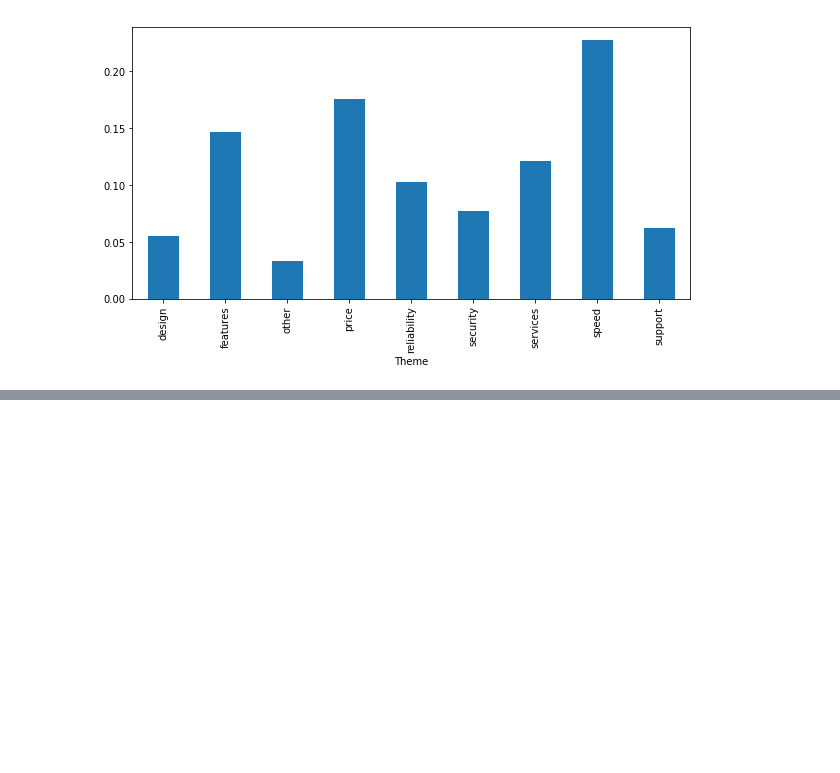
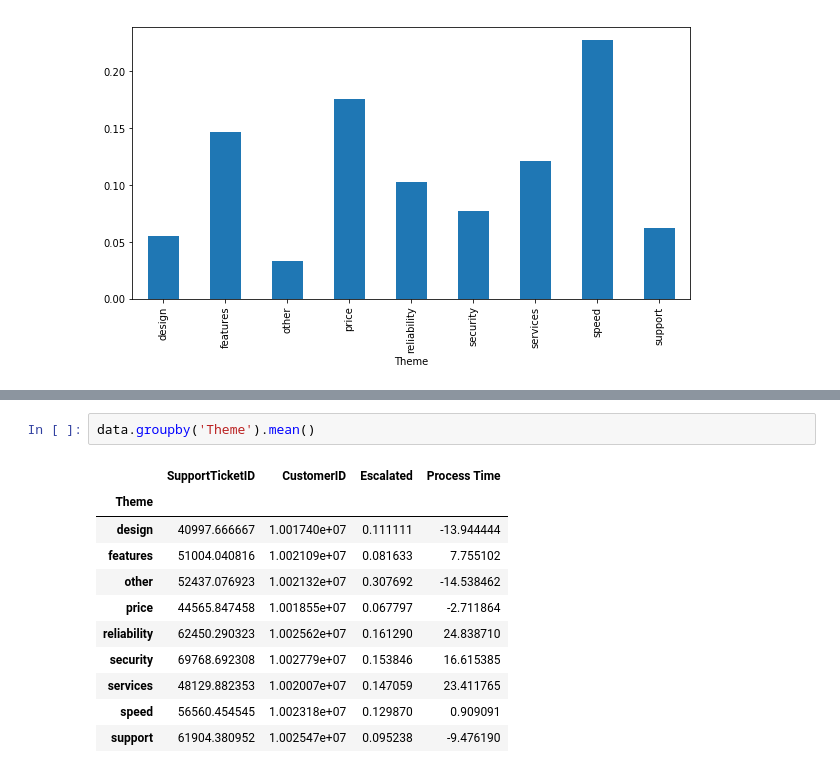
Before and after one commit to arag1/microsoftxpieDatathon, a Jupyter notebook: Scripts/exploration.ipynb, the cells around one changed output, grey strips where cells are left out. Saved outputs shown, nothing was run; the diff lists cells and outputs as text; blank space fills up the shorter version.

```diff
--- a/Scripts/exploration.ipynb
+++ b/Scripts/exploration.ipynb
@@ -92,0 +156,14 @@ susProcessTime[susProcessTime['Theme'] == 'services']
+# %%
+data.groupby('Theme').mean()
+# %% [output]
+|  | SupportTicketID | CustomerID | Escalated | Process Time |
+| Theme |  |  |  |  |
+| design | 40997.666667 | 1.001740e+07 | 0.111111 | -13.944444 |
+| features | 51004.040816 | 1.002109e+07 | 0.081633 | 7.755102 |
+| other | 52437.076923 | 1.002132e+07 | 0.307692 | -14.538462 |
+| price | 44565.847458 | 1.001855e+07 | 0.067797 | -2.711864 |
+| reliability | 62450.290323 | 1.002562e+07 | 0.161290 | 24.838710 |
+| security | 69768.692308 | 1.002779e+07 | 0.153846 | 16.615385 |
+| services | 48129.882353 | 1.002007e+07 | 0.147059 | 23.411765 |
+| speed | 56560.454545 | 1.002318e+07 | 0.129870 | 0.909091 |
+| support | 61904.380952 | 1.002547e+07 | 0.095238 | -9.476190 |
```
Also changed, not shown: parts of 11 cells of this notebook.
